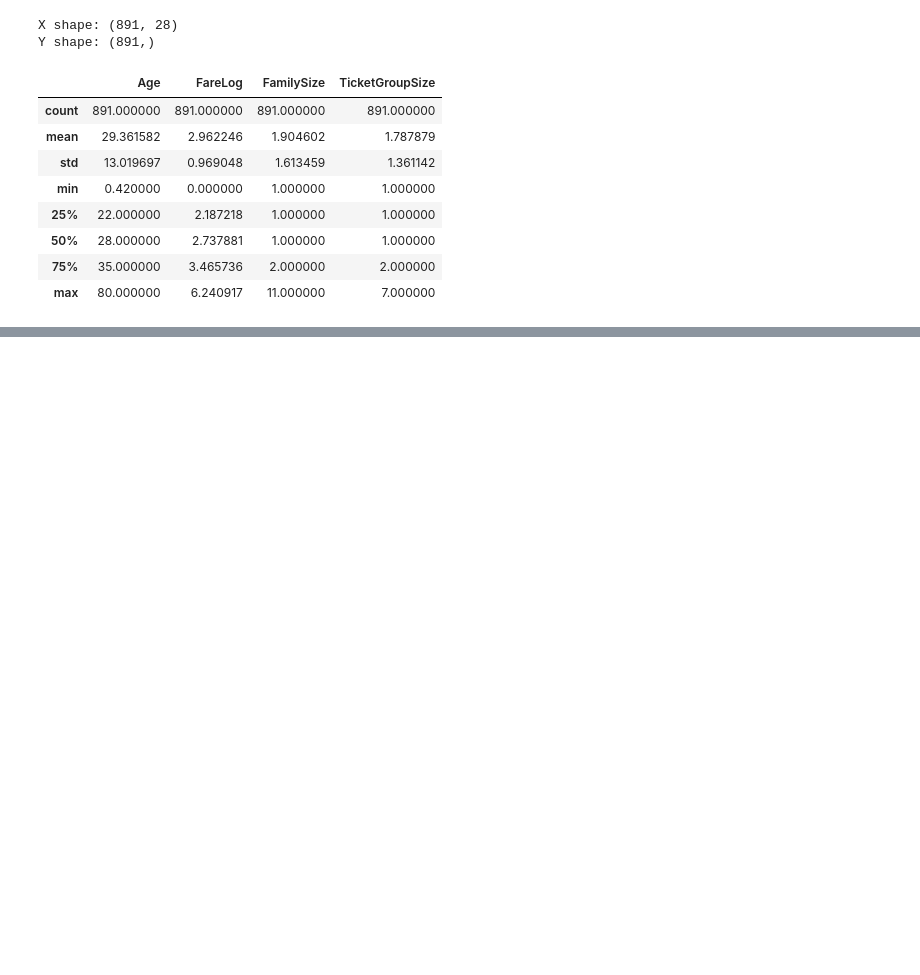
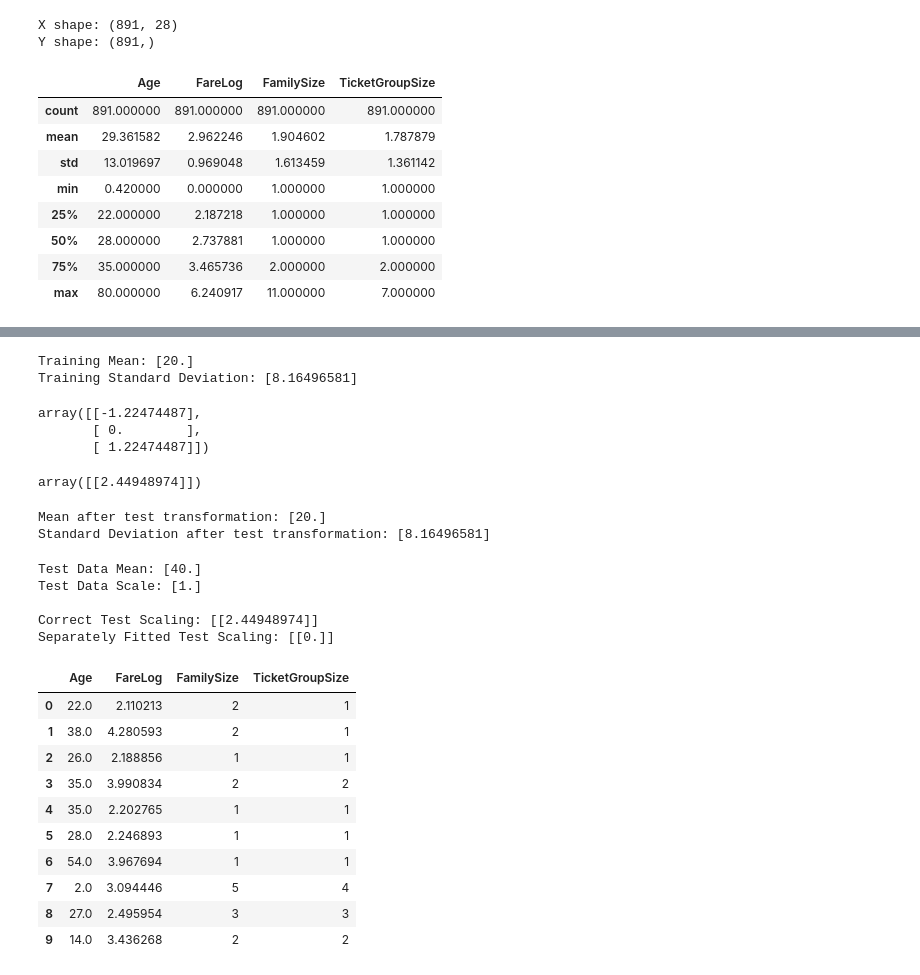
Before and after one commit to almamun252/ml-dl-learning, a Jupyter notebook: machine_learning/titanic_eda_preprocessing.ipynb, the cells around one changed output, grey strips where cells are left out. Saved outputs shown, nothing was run; the diff lists cells and outputs as text; code cells hidden in the pictures; blank space fills up the shorter version.

Commit message:
Rename Titanic notebook and add scaling practice

```diff
--- a/machine_learning/data_processing.ipynb
+++ b/machine_learning/titanic_eda_preprocessing.ipynb
@@ -1399,0 +1505,77 @@ X[['Age', 'FareLog', 'FamilySize', 'TicketGroupSize']].describe()
+# %%
+# Fitting StandardScaler on training data only
+train_scaler = StandardScaler()
+
+train_scaler.fit(train_data[['FareLog']])
+
+print("Training Mean:", train_scaler.mean_)
+print("Training Standard Deviation:", train_scaler.scale_)
+# %% [output]
+Training Mean: [20.]
+Training Standard Deviation: [8.16496581]
+# %%
+# Standardizing training data using the parameters learned during fit()
+train_scaled = train_scaler.transform(train_data[['FareLog']])
+
+train_scaled
+# %% [output]
+array([[-1.22474487],
+       [ 0.        ],
+       [ 1.22474487]])
+# %%
+# Standardizing test data using the scaler fitted on training data
+test_scaled = train_scaler.transform(test_data[['FareLog']])
+
+test_scaled
+# %% [output]
+array([[2.44948974]])
+# %%
+# Verifying that transforming test data does not change the fitted scaler parameters
+print("Mean after test transformation:", train_scaler.mean_)
+print("Standard Deviation after test transformation:", train_scaler.scale_)
+# %% [output]
+Mean after test transformation: [20.]
+Standard Deviation after test transformation: [8.16496581]
+# %%
+# Demonstrating why fitting a new scaler on test data produces inconsistent results
+test_only_scaler = StandardScaler()
+
+test_scaled_separately = test_only_scaler.fit_transform(
+    test_data[['FareLog']]
+)
+
+print("Test Data Mean:", test_only_scaler.mean_)
+print("Test Data Scale:", test_only_scaler.scale_)
+
+print("\nCorrect Test Scaling:", test_scaled)
+print("Separately Fitted Test Scaling:", test_scaled_separately)
+# %% [output]
+Test Data Mean: [40.]
+Test Data Scale: [1.]
+
+Correct Test Scaling: [[2.44948974]]
+Separately Fitted Test Scaling: [[0.]]
+# %%
+# Selecting numerical features for StandardScaler practice
+numerical_features = [
+    'Age',
+    'FareLog',
+    'FamilySize',
+    'TicketGroupSize'
+]
+
+X_numerical = X[numerical_features].copy()
+
+X_numerical.head(10)
+# %% [output]
+|  | Age | FareLog | FamilySize | TicketGroupSize |
+| 0 | 22.0 | 2.110213 | 2 | 1 |
+| 1 | 38.0 | 4.280593 | 2 | 1 |
+| 2 | 26.0 | 2.188856 | 1 | 1 |
+| 3 | 35.0 | 3.990834 | 2 | 2 |
+| 4 | 35.0 | 2.202765 | 1 | 1 |
+| 5 | 28.0 | 2.246893 | 1 | 1 |
+| 6 | 54.0 | 3.967694 | 1 | 1 |
+| 7 | 2.0 | 3.094446 | 5 | 4 |
+| 8 | 27.0 | 2.495954 | 3 | 3 |
+| 9 | 14.0 | 3.436268 | 2 | 2 |
```
Also changed, not shown: parts of 13 cells of this notebook.
